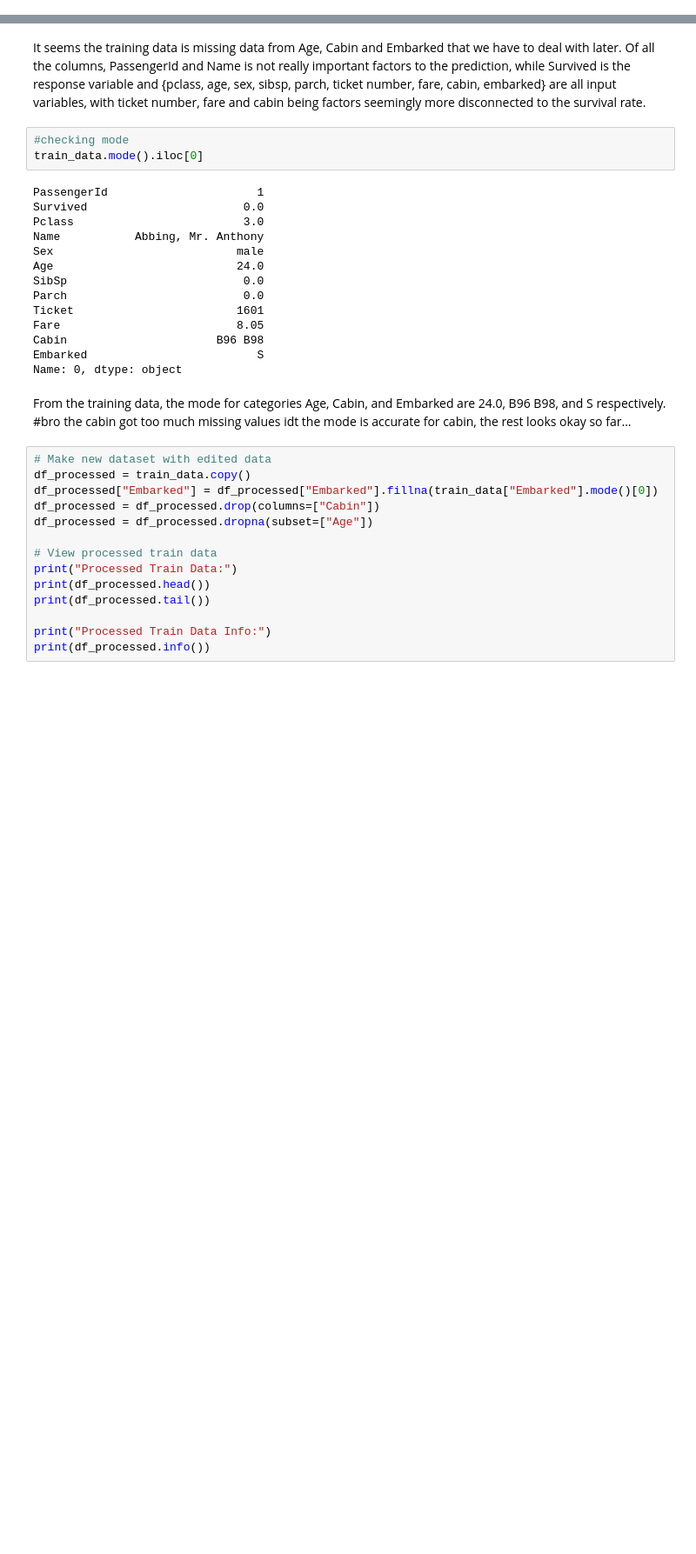
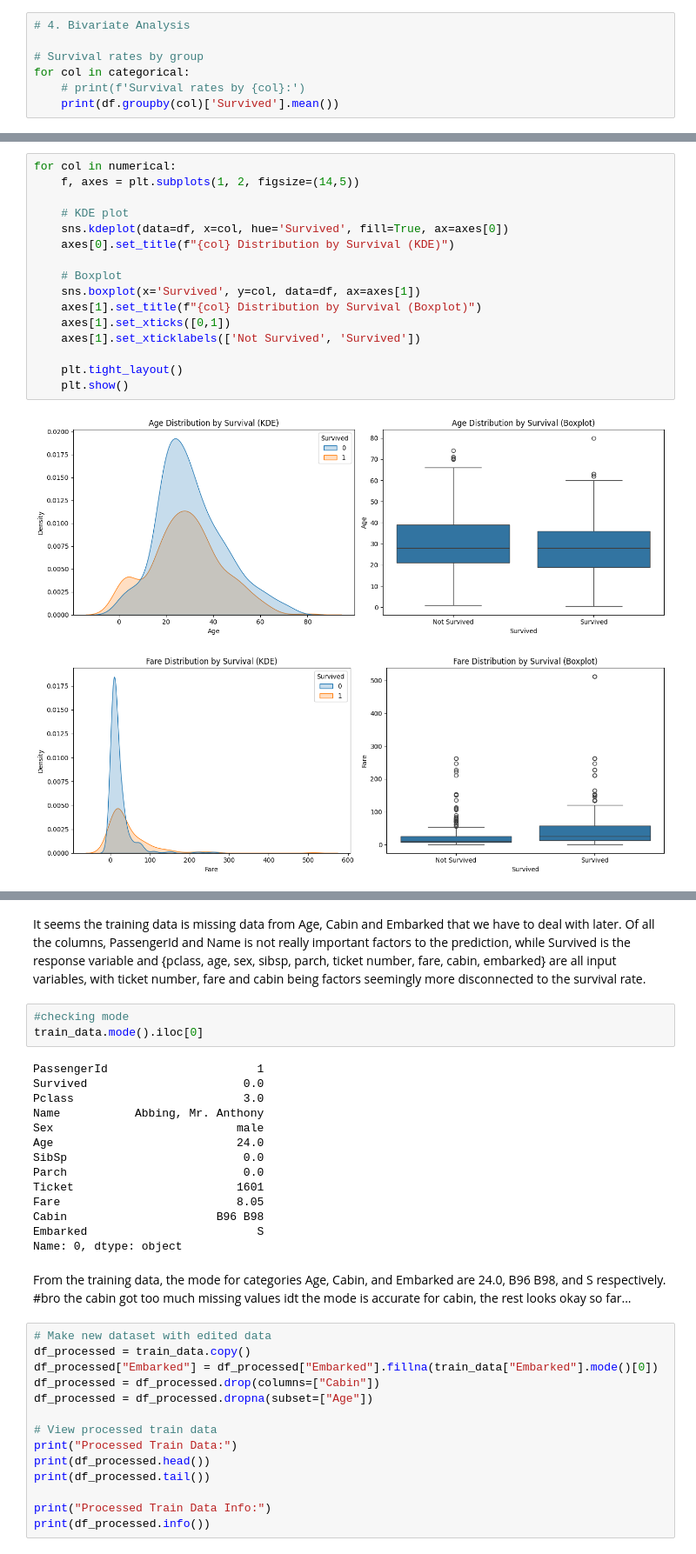
Before and after one commit to jaytai3336/Titanic-Kraggle-Competition, a Jupyter notebook: notebooks/1. EDA (Exploratory Data Analysis).ipynb, the cells around one changed output, grey strips where cells are left out. Shown at 87% size. Cells and saved outputs as stored; diff of their text form; blank space fills up the shorter version.

```diff
--- a/notebooks/1. EDA (Exploratory Data Analysis).ipynb
+++ b/notebooks/1. EDA (Exploratory Data Analysis).ipynb
@@ -112,0 +214,7 @@ max      6.000000  512.329200
+# %%
+# 4. Bivariate Analysis
+
+# Survival rates by group
+for col in categorical:
+    # print(f'Survival rates by {col}:')
+    print(df.groupby(col)['Survived'].mean())
@@ -112,0 +258,19 @@ max      6.000000  512.329200
+# %%
+for col in numerical:
+    f, axes = plt.subplots(1, 2, figsize=(14,5))
+
+    # KDE plot
+    sns.kdeplot(data=df, x=col, hue='Survived', fill=True, ax=axes[0])
+    axes[0].set_title(f"{col} Distribution by Survival (KDE)")
+
+    # Boxplot
+    sns.boxplot(x='Survived', y=col, data=df, ax=axes[1])
+    axes[1].set_title(f"{col} Distribution by Survival (Boxplot)")
+    axes[1].set_xticks([0,1])
+    axes[1].set_xticklabels(['Not Survived', 'Survived'])
+
+    plt.tight_layout()
+    plt.show()
+# %% [output]
+[figure, added]
+[figure, added]
```
Also changed, not shown: parts of 28 cells of this notebook, 9 other files.
